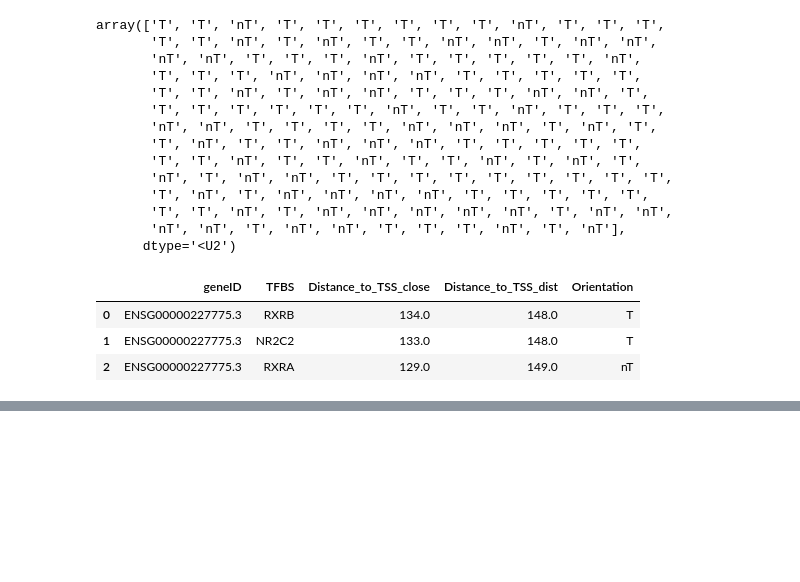
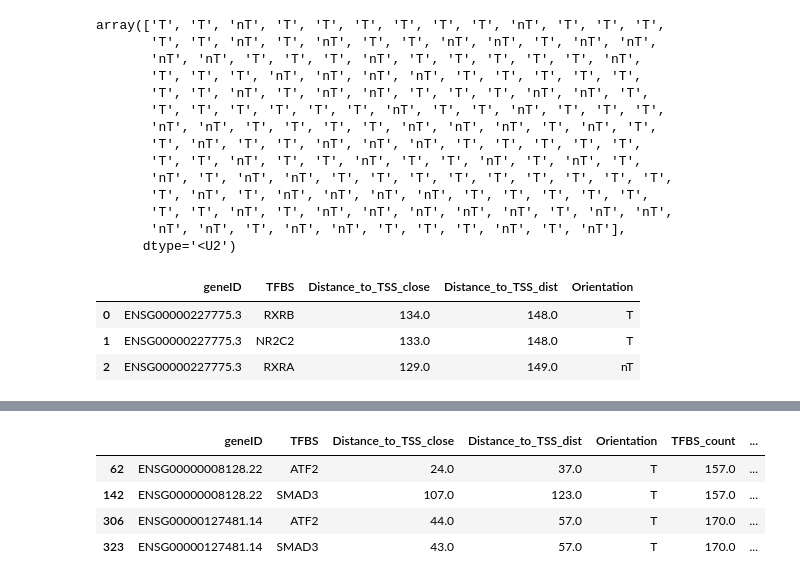
Before and after one commit to JulianMeigen/Bachelor, a Jupyter notebook: 4_Processing_TFBS_Combinations/TFBS_Combinations.ipynb, the cells around one changed output, grey strips where cells are left out. Saved outputs shown, nothing was run; the diff lists cells and outputs as text; code cells hidden in the pictures; blank space fills up the shorter version.

```diff
--- a/4_Processing_TFBS_Combinations/TFBS_Combinations.ipynb
+++ b/4_Processing_TFBS_Combinations/TFBS_Combinations.ipynb
@@ -221,0 +265,9 @@ df_atf_smad.head(3)
+# %%
+only_atf_smad = df_atf_smad_prot[df_atf_smad_prot["TFBS"].isin(tfbs_lst)]
+only_atf_smad.head(4)
+# %% [output]
+|  | geneID | TFBS | Distance_to_TSS_close | Distance_to_TSS_dist | Orientation | TFBS_count | ... |
+| 62 | ENSG00000008128.22 | ATF2 | 24.0 | 37.0 | T | 157.0 | ... |
+| 142 | ENSG00000008128.22 | SMAD3 | 107.0 | 123.0 | T | 157.0 | ... |
+| 306 | ENSG00000127481.14 | ATF2 | 44.0 | 57.0 | T | 170.0 | ... |
+| 323 | ENSG00000127481.14 | SMAD3 | 43.0 | 57.0 | T | 170.0 | ... |
```
Also changed, not shown: parts of 14 cells of this notebook, 2 other files.
